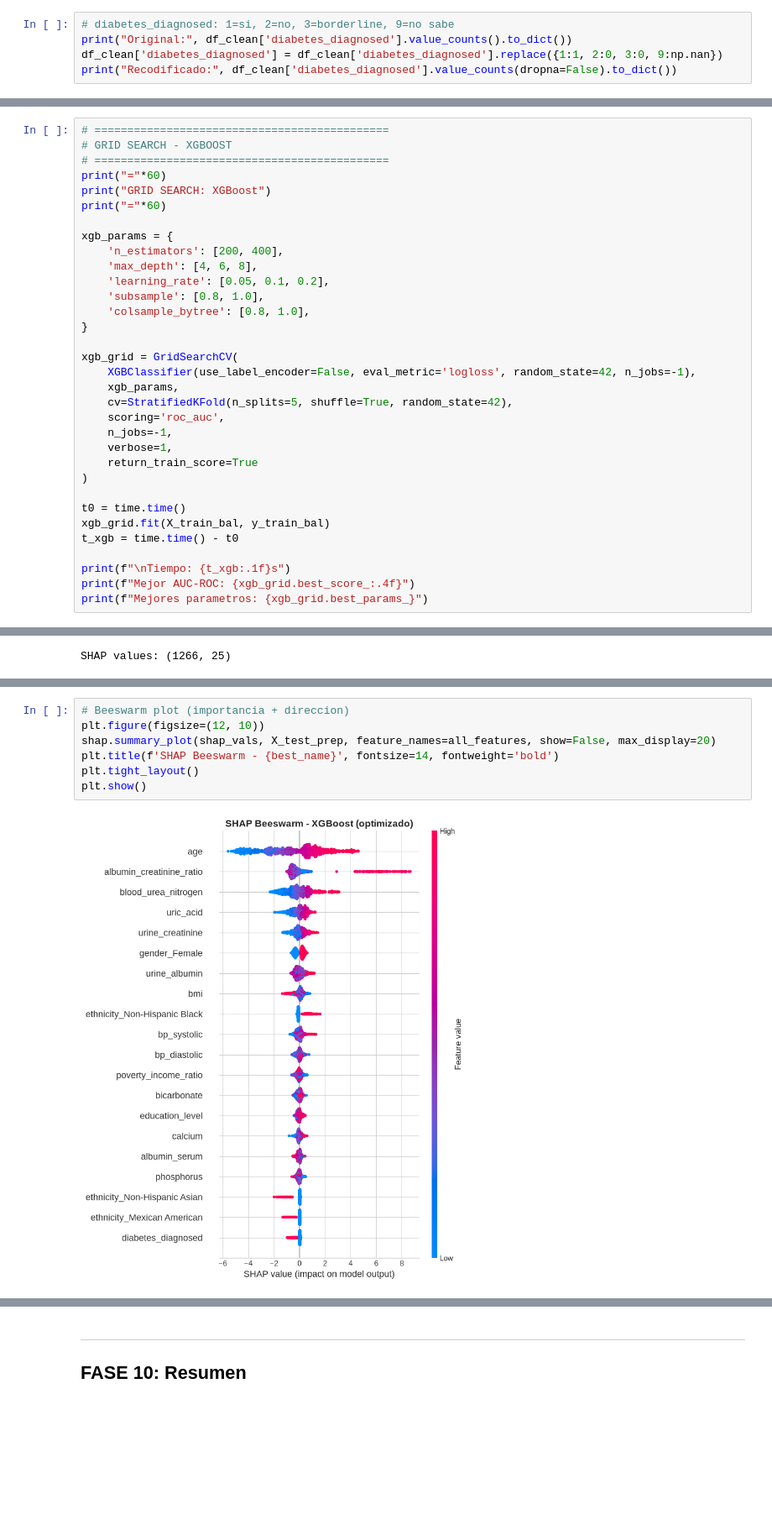
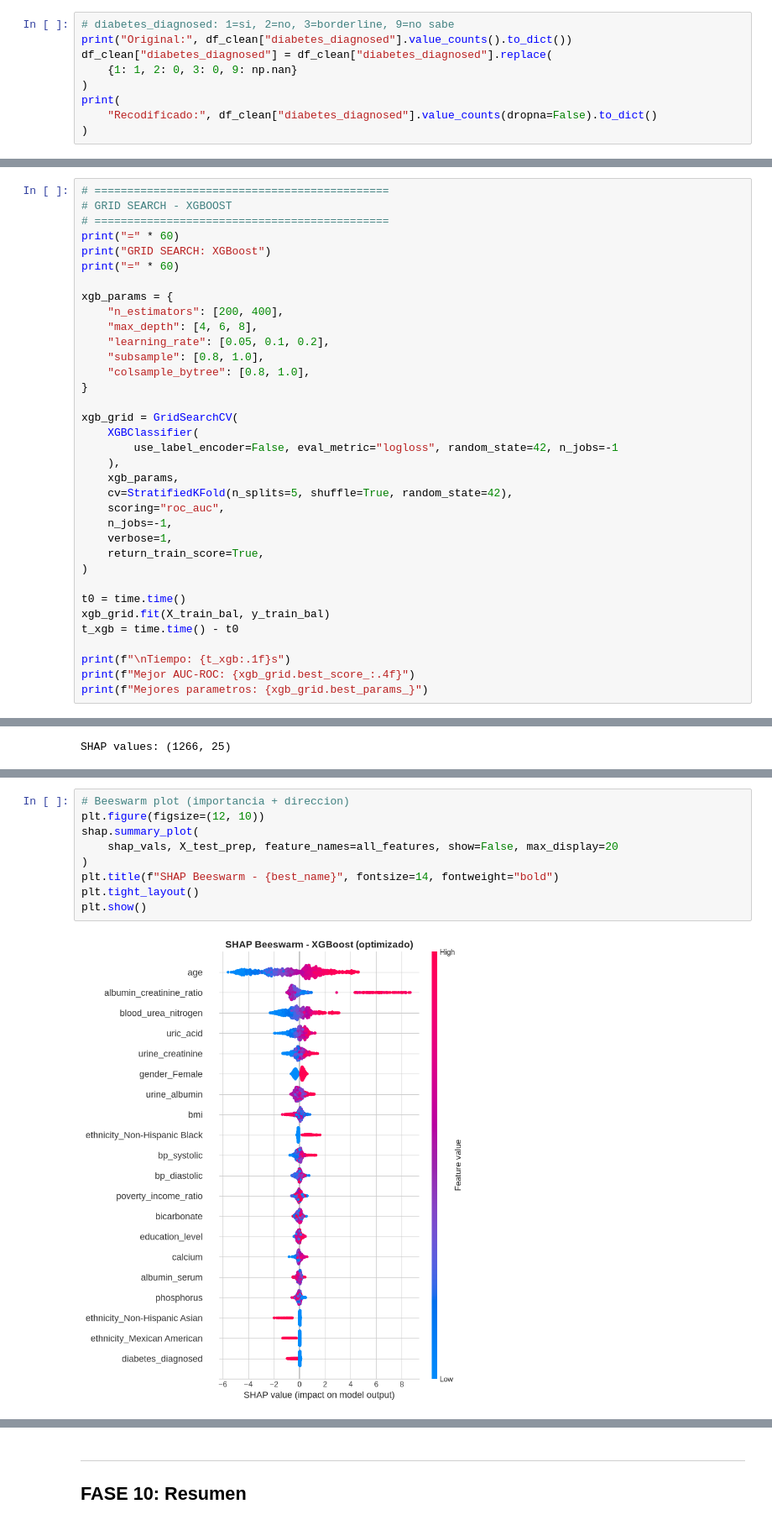
Before and after one commit to donpedromz/NephroML, a Jupyter notebook: notebooks/ERC_Pipeline_v3.ipynb, the cells around one changed output, grey strips where cells are left out. Shown at 84% size. Saved outputs shown, nothing was run; the diff lists cells and outputs as text; blank space fills up the shorter version.

```diff
--- a/notebooks/ERC_Pipeline_v3.ipynb
+++ b/notebooks/ERC_Pipeline_v3.ipynb
@@ -144,9 +159,13 @@ Conservadas: ['age', 'gender', 'ethnicity', 'education_level', 'poverty_income_r
 ### 3.1 Recodificacion
 # %%
 # diabetes_diagnosed: 1=si, 2=no, 3=borderline, 9=no sabe
-print("Original:", df_clean['diabetes_diagnosed'].value_counts().to_dict())
-df_clean['diabetes_diagnosed'] = df_clean['diabetes_diagnosed'].replace({1:1, 2:0, 3:0, 9:np.nan})
-print("Recodificado:", df_clean['diabetes_diagnosed'].value_counts(dropna=False).to_dict())
+print("Original:", df_clean["diabetes_diagnosed"].value_counts().to_dict())
+df_clean["diabetes_diagnosed"] = df_clean["diabetes_diagnosed"].replace(
+    {1: 1, 2: 0, 3: 0, 9: np.nan}
+)
+print(
+    "Recodificado:", df_clean["diabetes_diagnosed"].value_counts(dropna=False).to_dict()
+)
 # %% [output]
 Original: {2.0: 10371, 1.0: 1081, 3.0: 284, 9.0: 4}
 Recodificado: {0.0: 10655, 1.0: 1081, nan: 197}
@@ -499,26 +624,28 @@ Mejores parametros: {'max_depth': 20, 'min_samples_leaf': 1, 'min_samples_split'
 # =============================================
 # GRID SEARCH - XGBOOST
 # =============================================
-print("="*60)
+print("=" * 60)
 print("GRID SEARCH: XGBoost")
-print("="*60)
+print("=" * 60)
 
 xgb_params = {
-    'n_estimators': [200, 400],
-    'max_depth': [4, 6, 8],
-    'learning_rate': [0.05, 0.1, 0.2],
-    'subsample': [0.8, 1.0],
-    'colsample_bytree': [0.8, 1.0],
+    "n_estimators": [200, 400],
+    "max_depth": [4, 6, 8],
+    "learning_rate": [0.05, 0.1, 0.2],
+    "subsample": [0.8, 1.0],
+    "colsample_bytree": [0.8, 1.0],
 }
 
 xgb_grid = GridSearchCV(
-    XGBClassifier(use_label_encoder=False, eval_metric='logloss', random_state=42, n_jobs=-1),
+    XGBClassifier(
+        use_label_encoder=False, eval_metric="logloss", random_state=42, n_jobs=-1
+    ),
     xgb_params,
     cv=StratifiedKFold(n_splits=5, shuffle=True, random_state=42),
-    scoring='roc_auc',
+    scoring="roc_auc",
     n_jobs=-1,
     verbose=1,
-    return_train_score=True
+    return_train_score=True,
 )
 
 t0 = time.time()
@@ -669,11 +836,13 @@ plt.show()
 # %%
 # Beeswarm plot (importancia + direccion)
 plt.figure(figsize=(12, 10))
-shap.summary_plot(shap_vals, X_test_prep, feature_names=all_features, show=False, max_display=20)
-plt.title(f'SHAP Beeswarm - {best_name}', fontsize=14, fontweight='bold')
+shap.summary_plot(
+    shap_vals, X_test_prep, feature_names=all_features, show=False, max_display=20
+)
+plt.title(f"SHAP Beeswarm - {best_name}", fontsize=14, fontweight="bold")
 plt.tight_layout()
 plt.show()
 # %% [output]
-[figure, old version]
+[figure, new version]
 # %%
 # Top 10 features
```
Also changed, not shown: parts of 33 cells of this notebook, 2 other files.
